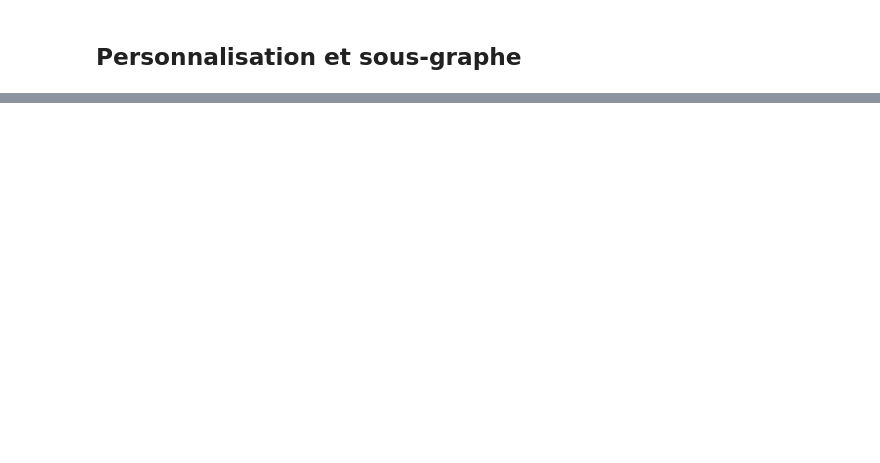
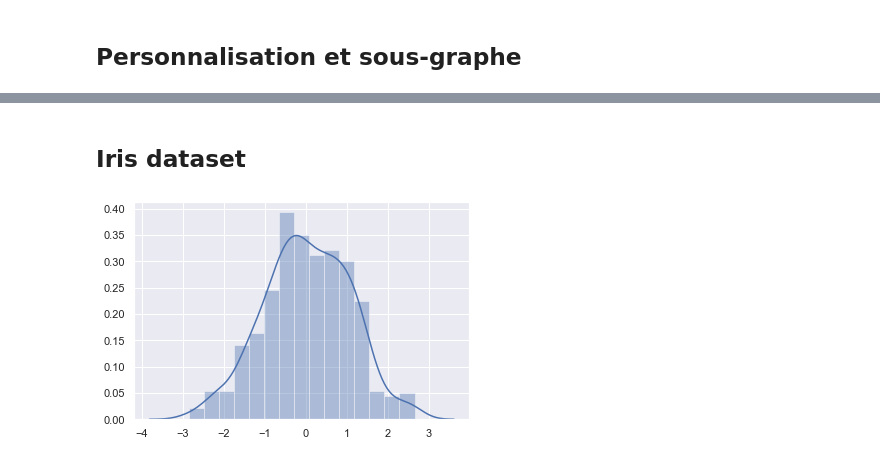
Before and after one commit to Rezzas/ocr_projet2, a Jupyter notebook: 0.2. - Apprentissage - Matplotlib & Seaborn.ipynb, the cells around one changed output, grey strips where cells are left out. Drawn from its saved outputs; the diff is of its cells as text; code cells hidden in the pictures; blank space fills up the shorter version.

```diff
--- a/0.2. - Apprentissage - Matplotlib & Seaborn.ipynb
+++ b/0.2. - Apprentissage - Matplotlib & Seaborn.ipynb
@@ -153,0 +260,7 @@ for i in range(6):
+# %% [markdown]
+## Iris dataset
+# %%
+%matplotlib inline
+import matplotlib.pyplot as plt
+plt.style.use("seaborn-whitegrid")
+import numpy as np
@@ -153,0 +286,12 @@ for i in range(6):
+# %%
+import seaborn as sns
+import numpy as np
+sns.set()
+
+x = np.linspace(0, 10, 500)
+y = np.random.randn(500)
+
+#plt.plot(x,y)
+sns.distplot(y, kde=True);
+# %% [output]
+[figure, added]
```
Also changed, not shown: parts of 29 cells of this notebook, 1 other file.
